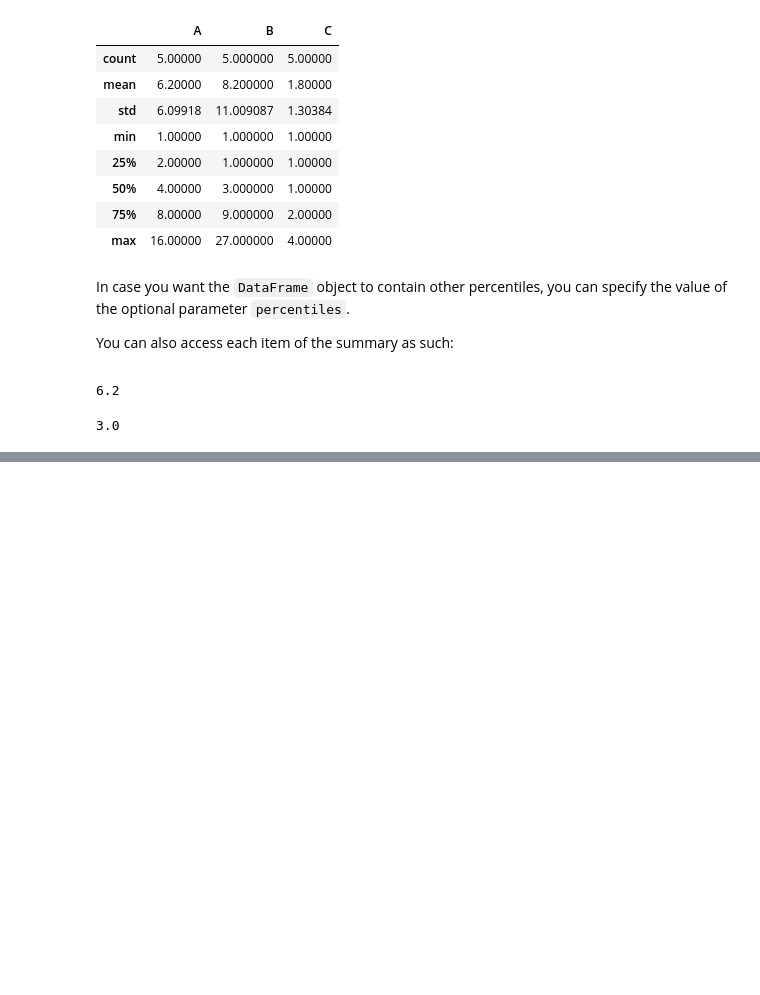
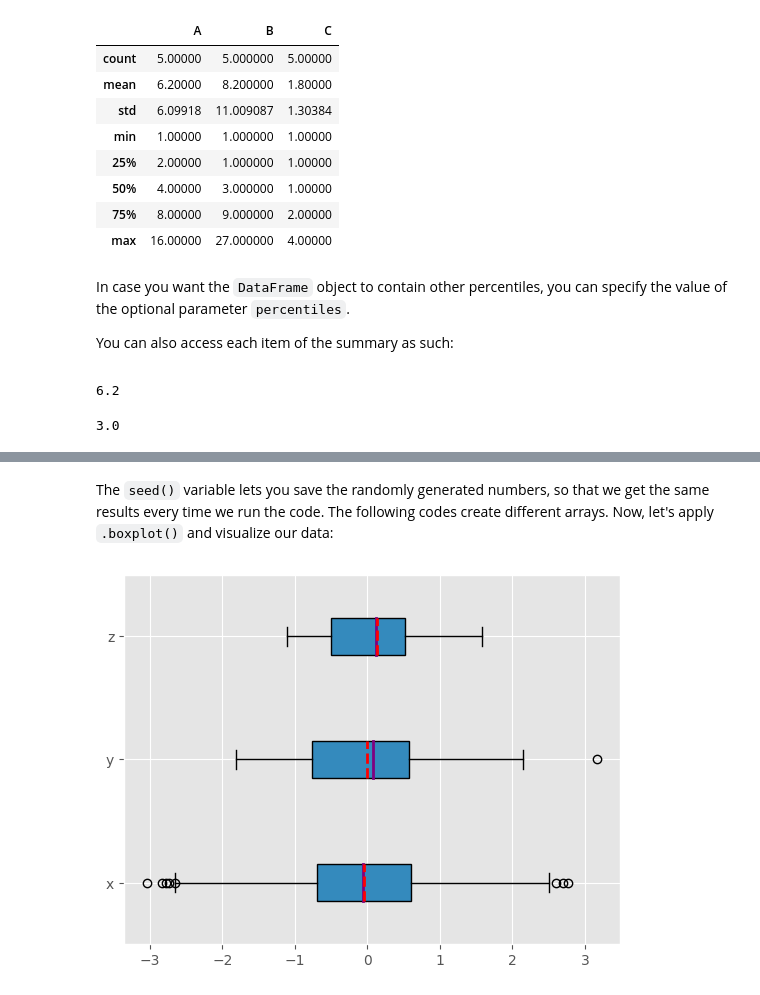
Before and after one commit to felipesebben/math_for_ds, a Jupyter notebook: statistics_fundamentals/1_statistics_fundamentals.ipynb, the cells around one changed output, grey strips where cells are left out. Drawn from its saved outputs; the diff is of its cells as text; code cells hidden in the pictures; blank space fills up the shorter version.

Commit message:
Update notebook with notes on data visualization

```diff
--- a/statistics_fundamentals/1_statistics_fundamentals.ipynb
+++ b/statistics_fundamentals/1_statistics_fundamentals.ipynb
@@ -1336,0 +1346,16 @@ plt.style.use('ggplot')
+# %%
+np.random.seed(seed=0)
+x = np.random.randn(1000)
+y = np.random.randn(100)
+z = np.random.randn(10)
+# %% [markdown]
+<p>The <code>seed()</code> variable lets you save the randomly generated numbers, so that we get the same results every time we run the code. The following codes create different arrays. Now, let's apply <code>.boxplot()</code> and visualize our data:</p>
+# %%
+fig, ax = plt.subplots()
+ax.boxplot((x, y, z), vert=False, showmeans=True, meanline=True,
+            labels=('x', 'y', 'z'), patch_artist=True,
+            medianprops={'linewidth': 2, 'color': 'purple'},
+            meanprops={'linewidth': 2, 'color': 'red'})
+plt.show()
+# %% [output]
+[figure, added]
```
Also changed, not shown: parts of 3 cells of this notebook.
